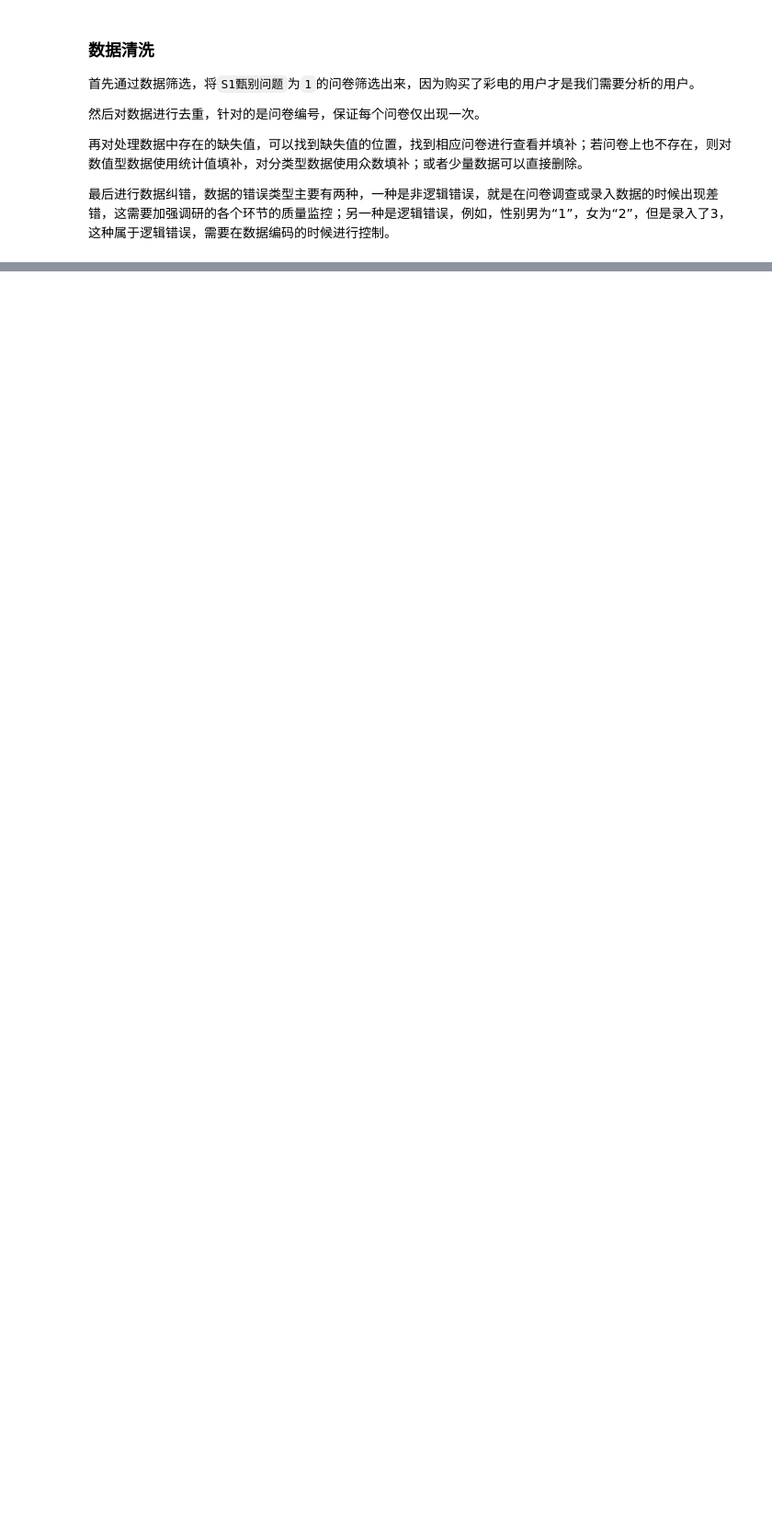
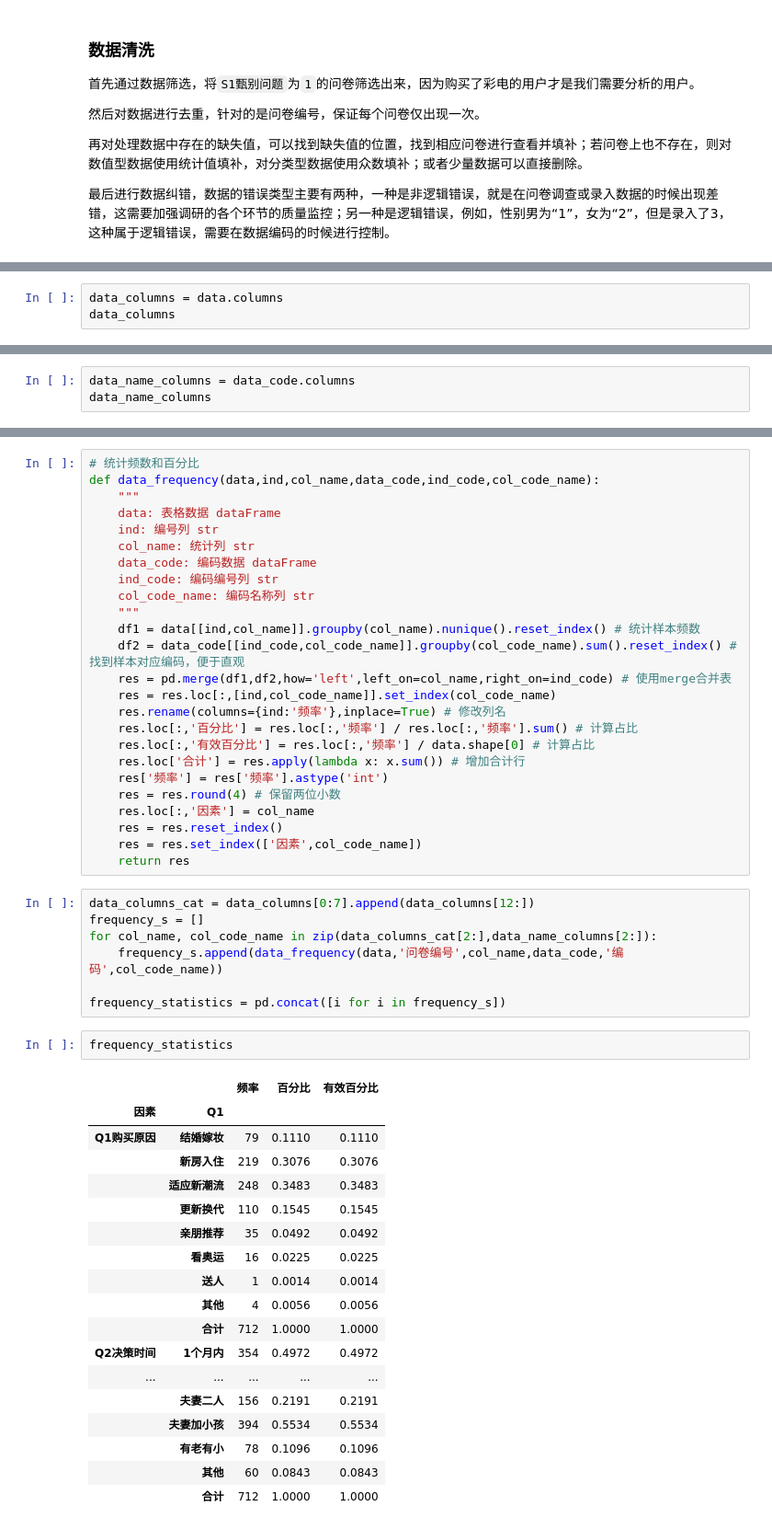
Before and after one commit to Gipbear/data-analysis, a Jupyter notebook: 数据分析实战/用户偏好分析——某彩电企业用户偏好分析/某彩电企业用户偏好分析.ipynb, the cells around one changed output, grey strips where cells are left out. Shown: that part at 92% size. Cells and saved outputs as stored; diff of their text form; blank space fills up the shorter version.

```diff
--- a/数据分析实战/用户偏好分析——某彩电企业用户偏好分析/某彩电企业用户偏好分析.ipynb
+++ b/数据分析实战/用户偏好分析——某彩电企业用户偏好分析/某彩电企业用户偏好分析.ipynb
@@ -104,0 +114,3 @@ Index(['问卷编号', 'S1甄别问题', 'Q1购买原因', 'Q2决策时间', 'Q3
+# %%
+data_columns = data.columns
+data_columns
@@ -104,0 +123,3 @@ Index(['问卷编号', 'S1甄别问题', 'Q1购买原因', 'Q2决策时间', 'Q3
+# %%
+data_name_columns = data_code.columns
+data_name_columns
@@ -104,0 +159,53 @@ Index(['问卷编号', 'S1甄别问题', 'Q1购买原因', 'Q2决策时间', 'Q3
+# %%
+# 统计频数和百分比
+def data_frequency(data,ind,col_name,data_code,ind_code,col_code_name):
+    """
+    data: 表格数据 dataFrame
+    ind: 编号列 str
+    col_name: 统计列 str
+    data_code: 编码数据 dataFrame
+    ind_code: 编码编号列 str
+    col_code_name: 编码名称列 str
+    """
+    df1 = data[[ind,col_name]].groupby(col_name).nunique().reset_index() # 统计样本频数
+    df2 = data_code[[ind_code,col_code_name]].groupby(col_code_name).sum().reset_index() # 找到样本对应编码，便于直观
+    res = pd.merge(df1,df2,how='left',left_on=col_name,right_on=ind_code) # 使用merge合并表
+    res = res.loc[:,[ind,col_code_name]].set_index(col_code_name)
+    res.rename(columns={ind:'频率'},inplace=True) # 修改列名
+    res.loc[:,'百分比'] = res.loc[:,'频率'] / res.loc[:,'频率'].sum() # 计算占比
+    res.loc[:,'有效百分比'] = res.loc[:,'频率'] / data.shape[0] # 计算占比
+    res.loc['合计'] = res.apply(lambda x: x.sum()) # 增加合计行
+    res['频率'] = res['频率'].astype('int')
+    res = res.round(4) # 保留两位小数
+    res.loc[:,'因素'] = col_name
+    res = res.reset_index()
+    res = res.set_index(['因素',col_code_name])
+    return res
+# %%
+data_columns_cat = data_columns[0:7].append(data_columns[12:])
+frequency_s = []
+for col_name, col_code_name in zip(data_columns_cat[2:],data_name_columns[2:]):
+    frequency_s.append(data_frequency(data,'问卷编号',col_name,data_code,'编码',col_code_name))
+
+frequency_statistics = pd.concat([i for i in frequency_s])
+# %%
+frequency_statistics
+# %% [output]
+|  |  | 频率 | 百分比 | 有效百分比 |
+| 因素 | Q1 |  |  |  |
+| Q1购买原因 | 结婚嫁妆 | 79 | 0.1110 | 0.1110 |
+|  | 新房入住 | 219 | 0.3076 | 0.3076 |
+|  | 适应新潮流 | 248 | 0.3483 | 0.3483 |
+|  | 更新换代 | 110 | 0.1545 | 0.1545 |
+|  | 亲朋推荐 | 35 | 0.0492 | 0.0492 |
+|  | 看奥运 | 16 | 0.0225 | 0.0225 |
+|  | 送人 | 1 | 0.0014 | 0.0014 |
+|  | 其他 | 4 | 0.0056 | 0.0056 |
+|  | 合计 | 712 | 1.0000 | 1.0000 |
+| Q2决策时间 | 1个月内 | 354 | 0.4972 | 0.4972 |
+| ... | ... | ... | ... | ... |
+|  | 夫妻二人 | 156 | 0.2191 | 0.2191 |
+|  | 夫妻加小孩 | 394 | 0.5534 | 0.5534 |
+|  | 有老有小 | 78 | 0.1096 | 0.1096 |
+|  | 其他 | 60 | 0.0843 | 0.0843 |
+|  | 合计 | 712 | 1.0000 | 1.0000 |
```
Also changed, not shown: parts of 29 cells of this notebook, 1 other file.
